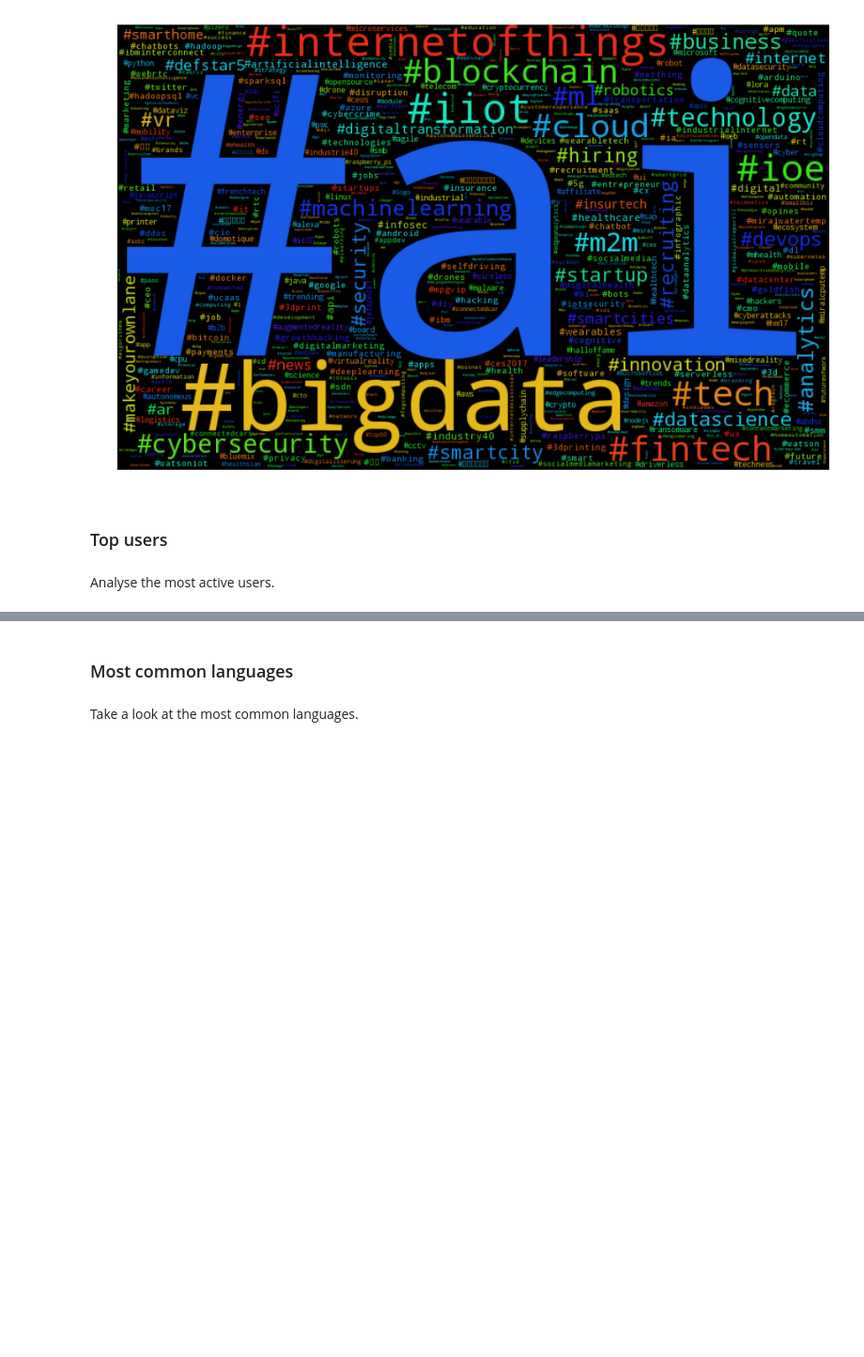
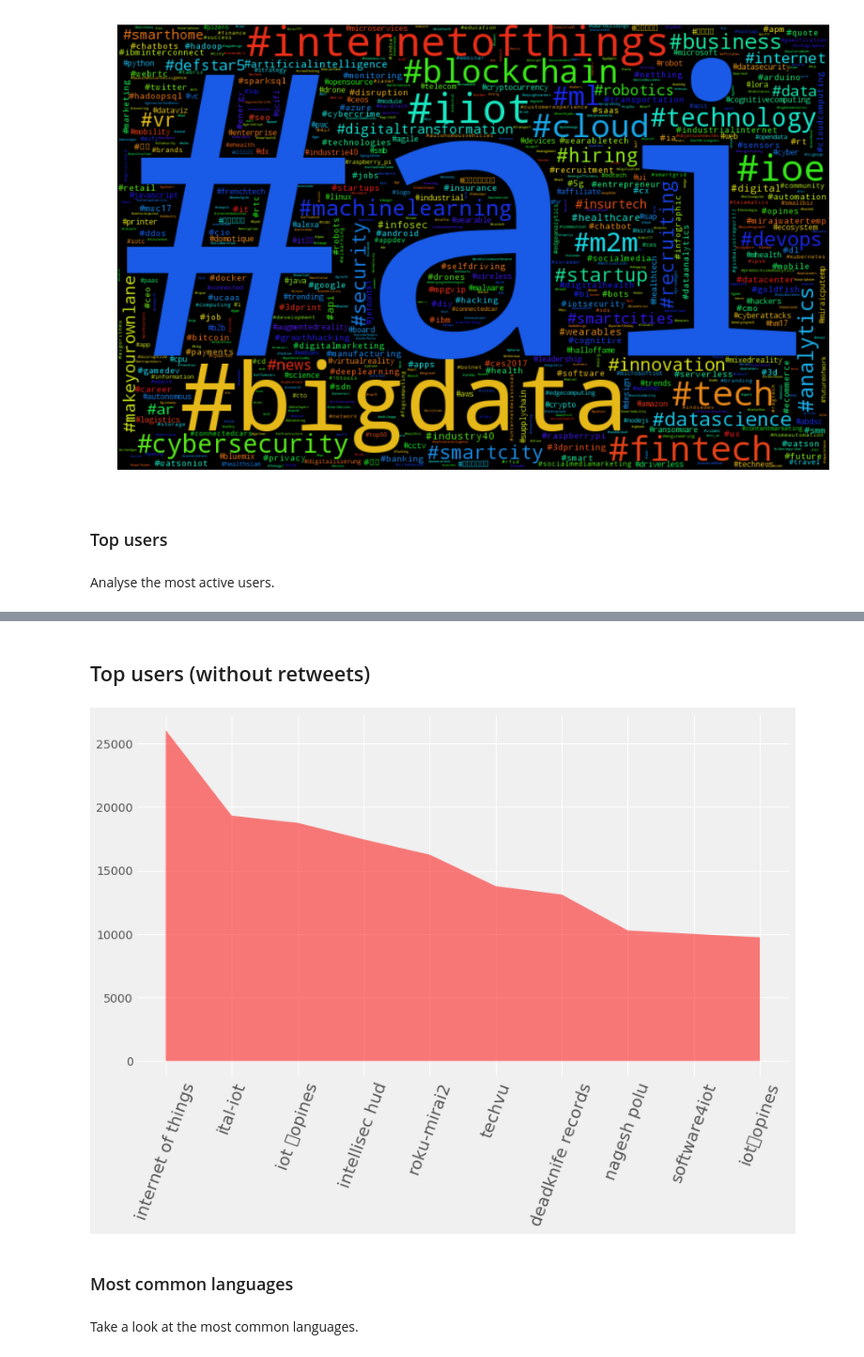
Before and after one commit to neocortex/iot-tweets-analysis, a Jupyter notebook: iot-tweets-analysis.ipynb, the cells around one changed output, grey strips where cells are left out. Shown at 94% size. Drawn from its saved outputs; the diff is of its cells as text; code cells hidden in the pictures; blank space fills up the shorter version.

```diff
--- a/iot-tweets-analysis.ipynb
+++ b/iot-tweets-analysis.ipynb
@@ -156,0 +157,2 @@ pl.savefig('top10_users.png')
+# %% [markdown]
+## Top users (without retweets)
@@ -157,3 +161,17 @@ pl.savefig('top10_users.png')
+# %%
+value_counts = df_no_rt.user_name.value_counts()[:10]
+# %%
+fig, ax = pl.subplots(1, figsize=(12, 9))
+x = np.arange(len(value_counts.index))
+ax.stackplot(x, value_counts.values, colors='r', alpha=0.5)
+ax.set_xticks(x)
+ax.set_xticklabels(value_counts.index, fontsize=20, rotation=70)
+ax.grid(color='w', linestyle='-', linewidth=1)
+
+pl.tight_layout()
+pl.savefig('top10_users_no_retweets.png')
+# %% [output]
+[figure, added]
 # %% [markdown]
 ### Most common languages
 # %% [markdown]
```
Also changed, not shown: parts of 14 cells of this notebook.
